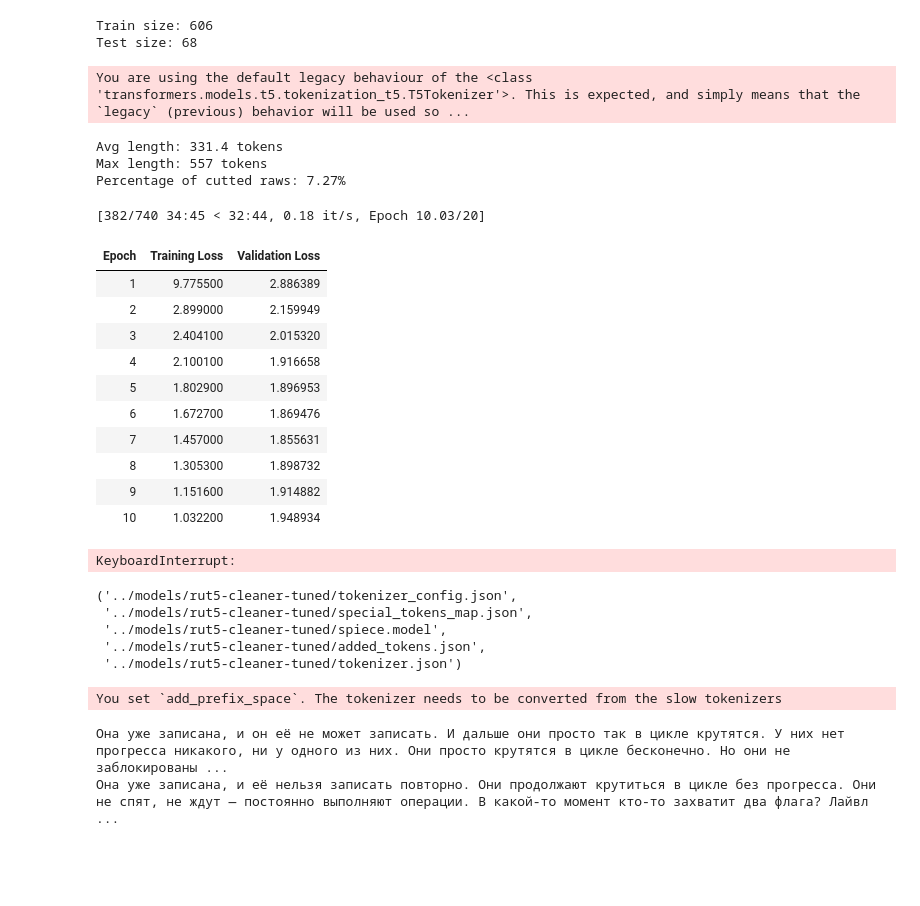
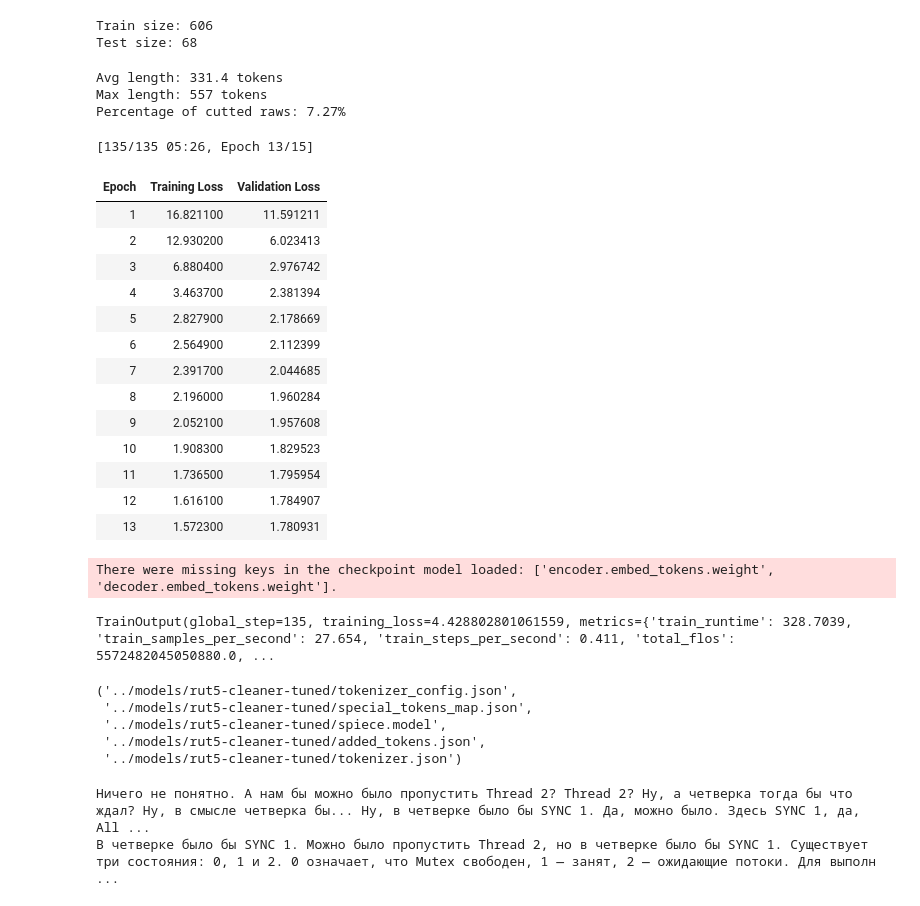
Before and after one commit to Nosorozhek/lecture-transcriber, a Jupyter notebook: notebooks/shortening_train.ipynb, the cells around one changed output. Saved outputs shown, nothing was run; the diff lists cells and outputs as text; code cells hidden in the pictures; blank space fills up the shorter version.

```diff
--- a/notebooks/shortening_train.ipynb
+++ b/notebooks/shortening_train.ipynb
@@ -23,3 +1,8 @@ HF_TOKEN = ...
+# %%
+import os
+from dotenv import load_dotenv
+load_dotenv()
+HF_TOKEN = os.getenv("HF_TOKEN")
 # %%
 import pandas as pd
 import glob
@@ -46,10 +32,10 @@ print(f"Test size: {len(dataset['test'])}")
 Train size: 606
 Test size: 68
 # %%
-from transformers import AutoTokenizer
+from transformers import T5Tokenizer
 
 model_checkpoint = "cointegrated/rut5-base"
-tokenizer = AutoTokenizer.from_pretrained(model_checkpoint, token=HF_TOKEN)
+tokenizer = T5Tokenizer.from_pretrained(model_checkpoint, legacy=False, token=HF_TOKEN)
 
 max_input_length = 512
 max_target_length = 512
@@ -82,8 +68,6 @@ def preprocess_function(examples):
     return model_inputs
 
 tokenized_datasets = dataset.map(preprocess_function, batched=True)
-# %% [output]
-You are using the default legacy behaviour of the <class 'transformers.models.t5.tokenization_t5.T5Tokenizer'>. This is expected, and simply means that the `legacy` (previous) behavior will be used so ...
 # %%
 def check_token_lengths(dataset, tokenizer, max_val=512):
     lengths = [len(tokenizer.encode(x)) for x in dataset['raw_text']]
@@ -121,54 +105,58 @@ training_args = Seq2SeqTrainingArguments(
     save_strategy="epoch",
 
     learning_rate=5e-4,
-    num_train_epochs=10,
-    per_device_train_batch_size=1,
-    per_device_eval_batch_size=1,
+    num_train_epochs=15,
+    per_device_train_batch_size=4,
+    per_device_eval_batch_size=4,
     gradient_accumulation_steps=16,
 
     weight_decay=0.01,
-    save_total_limit=2,
+    save_total_limit=1,
 
     bf16=True,
     optim="adafactor",
     lr_scheduler_type="cosine",
     warmup_steps=80,
 
     predict_with_generate=True,
     load_best_model_at_end=True,
     metric_for_best_model="eval_loss",
     logging_steps=10,
     report_to="none"
 )
 
 data_collator = DataCollatorForSeq2Seq(tokenizer, model=model)
 
 trainer = Seq2SeqTrainer(
     model=model,
     args=training_args,
     train_dataset=tokenized_datasets["train"],
     eval_dataset=tokenized_datasets["test"],
     data_collator=data_collator,
     processing_class=tokenizer,
 )
 
 torch.cuda.empty_cache()
 
 trainer.train()
 # %% [output]
-[382/740 34:45 < 32:44, 0.18 it/s, Epoch 10.03/20]
+[135/135 05:26, Epoch 13/15]
 | Epoch | Training Loss | Validation Loss |
-| 1 | 9.775500 | 2.886389 |
-| 2 | 2.899000 | 2.159949 |
-| 3 | 2.404100 | 2.015320 |
-| 4 | 2.100100 | 1.916658 |
-| 5 | 1.802900 | 1.896953 |
-| 6 | 1.672700 | 1.869476 |
-| 7 | 1.457000 | 1.855631 |
-| 8 | 1.305300 | 1.898732 |
-| 9 | 1.151600 | 1.914882 |
-| 10 | 1.032200 | 1.948934 |
+| 1 | 16.821100 | 11.591211 |
+| 2 | 12.930200 | 6.023413 |
+| 3 | 6.880400 | 2.976742 |
+| 4 | 3.463700 | 2.381394 |
+| 5 | 2.827900 | 2.178669 |
+| 6 | 2.564900 | 2.112399 |
+| 7 | 2.391700 | 2.044685 |
+| 8 | 2.196000 | 1.960284 |
+| 9 | 2.052100 | 1.957608 |
+| 10 | 1.908300 | 1.829523 |
+| 11 | 1.736500 | 1.795954 |
+| 12 | 1.616100 | 1.784907 |
+| 13 | 1.572300 | 1.780931 |
-KeyboardInterrupt:
+There were missing keys in the checkpoint model loaded: ['encoder.embed_tokens.weight', 'decoder.embed_tokens.weight'].
+TrainOutput(global_step=135, training_loss=4.428802801061559, metrics={'train_runtime': 328.7039, 'train_samples_per_second': 27.654, 'train_steps_per_second': 0.411, 'total_flos': 5572482045050880.0, ...
 # %%
 model.save_pretrained(TUNED_MODEL_SAVE_PATH)
 tokenizer.save_pretrained(TUNED_MODEL_SAVE_PATH)
@@ -179,7 +167,7 @@ tokenizer.save_pretrained(TUNED_MODEL_SAVE_PATH)
  '../models/rut5-cleaner-tuned/added_tokens.json',
  '../models/rut5-cleaner-tuned/tokenizer.json')
 # %%
-from transformers import AutoConfig, AutoModelForSeq2SeqLM
+from transformers import AutoTokenizer, AutoConfig, AutoModelForSeq2SeqLM
 
 tokenizer = AutoTokenizer.from_pretrained(TUNED_MODEL_SAVE_PATH)
 config = AutoConfig.from_pretrained(TUNED_MODEL_SAVE_PATH)
@@ -187,8 +175,6 @@ config.tie_word_embeddings = False
 model = AutoModelForSeq2SeqLM.from_pretrained(TUNED_MODEL_SAVE_PATH, config=config)
 model.encoder.embed_tokens.weight = model.shared.weight
 model.decoder.embed_tokens.weight = model.shared.weight
-# %% [output]
-You set `add_prefix_space`. The tokenizer needs to be converted from the slow tokenizers
 # %%
 import time
 
@@ -215,5 +201,5 @@ raw_text = dataset['train'][0]['raw_text']
 print(raw_text)
 print(clean_text(raw_text, model, tokenizer))
 # %% [output]
-Она уже записана, и он её не может записать. И дальше они просто так в цикле крутятся. У них нет прогресса никакого, ни у одного из них. Они просто крутятся в цикле бесконечно. Но они не заблокированы ...
-Она уже записана, и её нельзя записать повторно. Они продолжают крутиться в цикле без прогресса. Они не спят, не ждут — постоянно выполняют операции. В какой-то момент кто-то захватит два флага? Лайвл ...
+Ничего не понятно. А нам бы можно было пропустить Thread 2? Thread 2? Ну, а четверка тогда бы что ждал? Ну, в смысле четверка бы... Ну, в четверке было бы SYNC 1. Да, можно было. Здесь SYNC 1, да, All ...
+В четверке было бы SYNC 1. Можно было пропустить Thread 2, но в четверке было бы SYNC 1. Существует три состояния: 0, 1 и 2. 0 означает, что Mutex свободен, 1 — занят, 2 — ожидающие потоки. Для выполн ...
```
Also changed, not shown: parts of 3 cells of this notebook, 11 other files.
